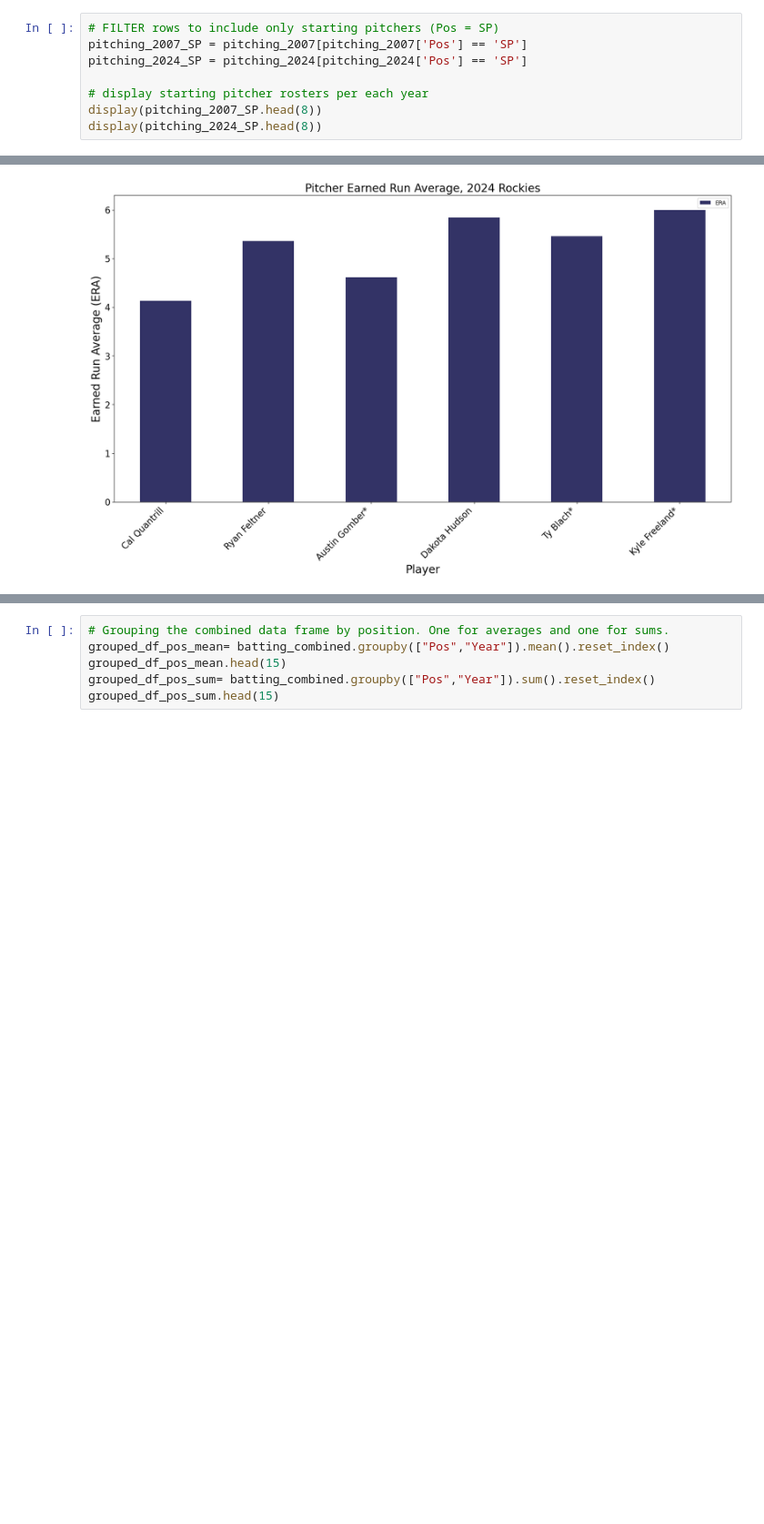
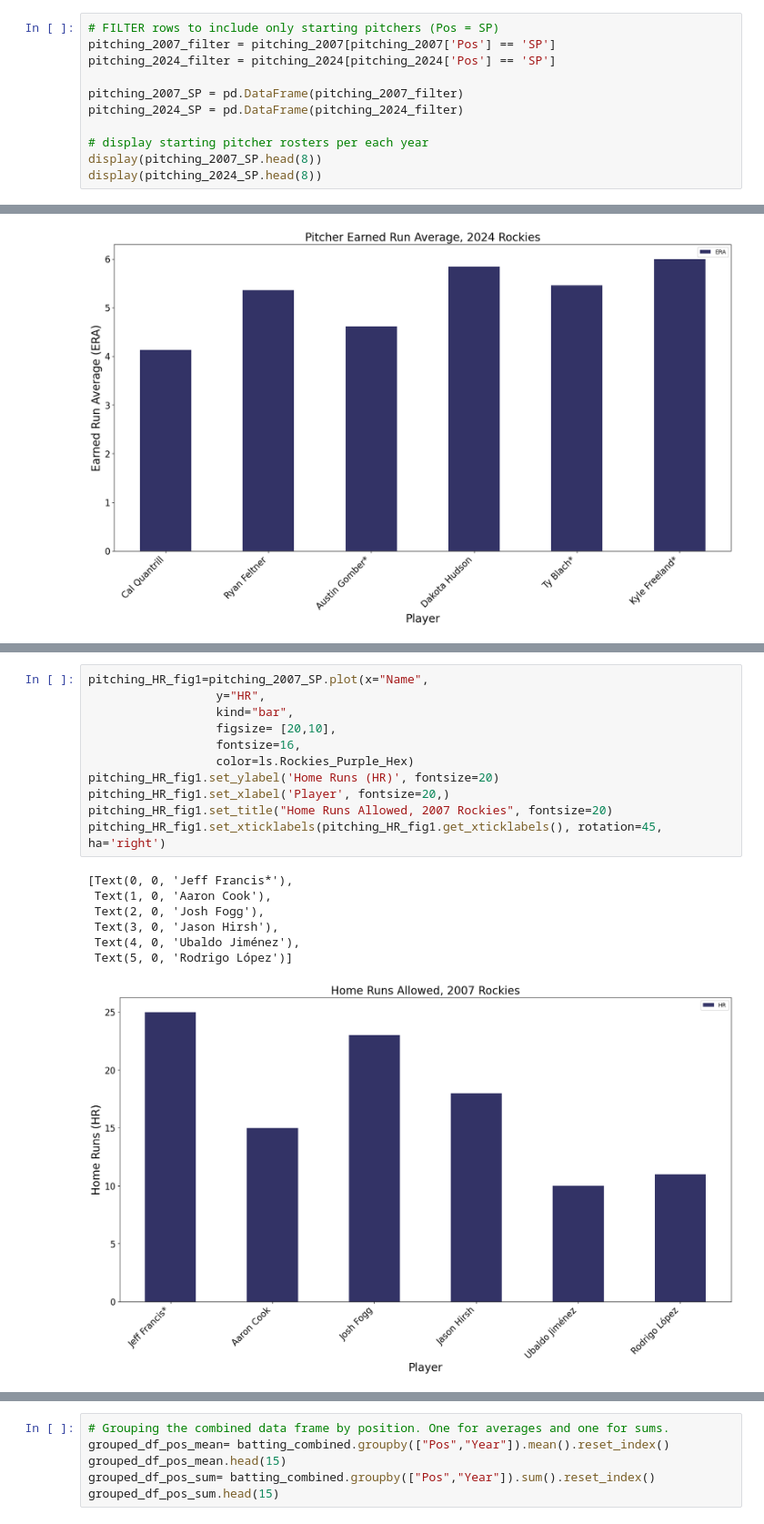
Before and after one commit to cassydm/rockies_moneyball_part-deux, a Jupyter notebook: Test_files/working_file_liz.ipynb, the cells around one changed output, grey strips where cells are left out. Shown at 91% size. Cells and saved outputs as stored; diff of their text form; blank space fills up the shorter version.

```diff
--- a/Test_files/working_file_liz.ipynb
+++ b/Test_files/working_file_liz.ipynb
@@ -118,8 +118,11 @@ pitching_2007= get_pitching_table(ls.Team_Pitching_2007_url,"team_pitching")
 pitching_2024= get_pitching_table(ls.Team_Pitching_2024_url,"team_pitching")
 # %%
 # FILTER rows to include only starting pitchers (Pos = SP)
-pitching_2007_SP = pitching_2007[pitching_2007['Pos'] == 'SP']
-pitching_2024_SP = pitching_2024[pitching_2024['Pos'] == 'SP']
+pitching_2007_filter = pitching_2007[pitching_2007['Pos'] == 'SP']
+pitching_2024_filter = pitching_2024[pitching_2024['Pos'] == 'SP']
+
+pitching_2007_SP = pd.DataFrame(pitching_2007_filter)
+pitching_2024_SP = pd.DataFrame(pitching_2024_filter)
 
 # display starting pitcher rosters per each year
 display(pitching_2007_SP.head(8))
@@ -190,0 +199,19 @@ while in 2024, the Earned Run Average for starting pitchers is 5.23.
+# %%
+pitching_HR_fig1=pitching_2007_SP.plot(x="Name",
+                  y="HR",
+                  kind="bar",
+                  figsize= [20,10],
+                  fontsize=16,
+                  color=ls.Rockies_Purple_Hex)
+pitching_HR_fig1.set_ylabel('Home Runs (HR)', fontsize=20)
+pitching_HR_fig1.set_xlabel('Player', fontsize=20,)
+pitching_HR_fig1.set_title("Home Runs Allowed, 2007 Rockies", fontsize=20)
+pitching_HR_fig1.set_xticklabels(pitching_HR_fig1.get_xticklabels(), rotation=45, ha='right')
+# %% [output]
+[Text(0, 0, 'Jeff Francis*'),
+ Text(1, 0, 'Aaron Cook'),
+ Text(2, 0, 'Josh Fogg'),
+ Text(3, 0, 'Jason Hirsh'),
+ Text(4, 0, 'Ubaldo Jiménez'),
+ Text(5, 0, 'Rodrigo López')]
+[figure, added]
```
Also changed, not shown: parts of 7 cells of this notebook.
